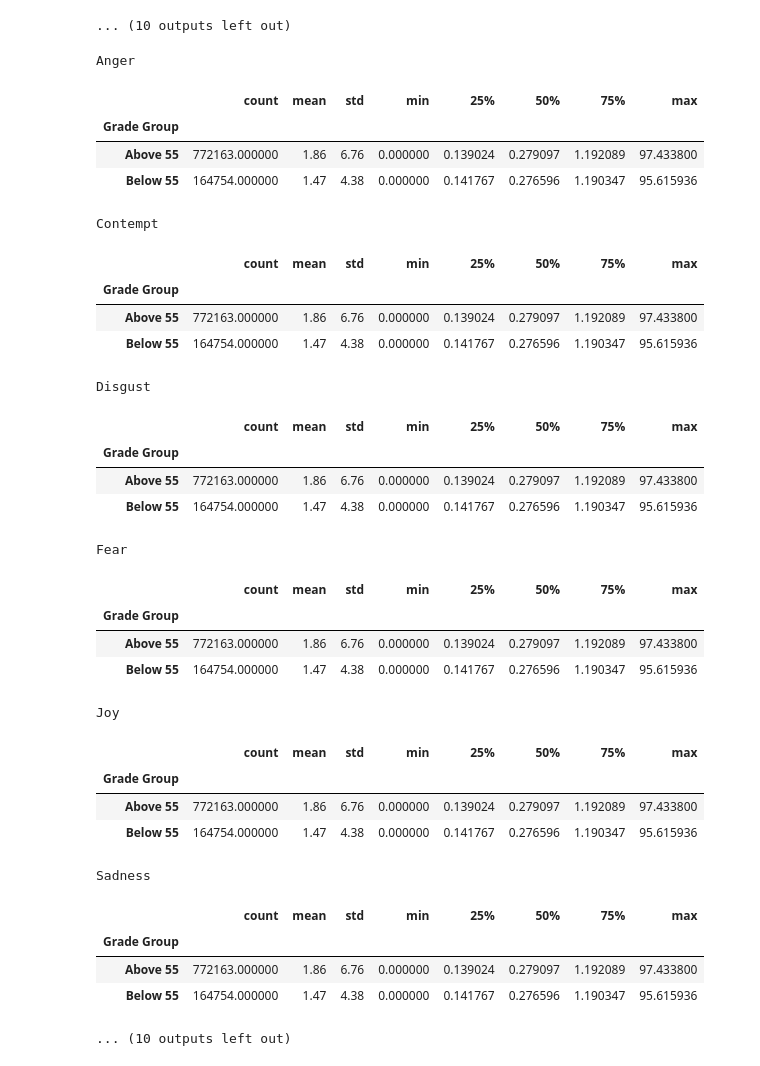
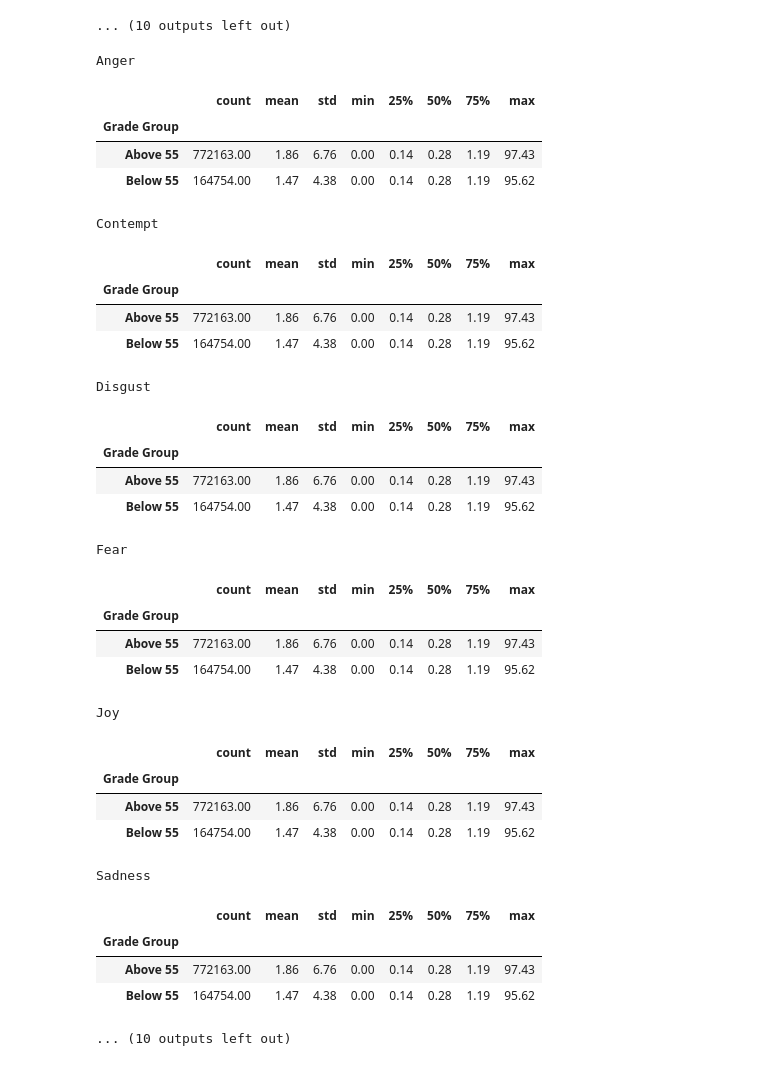
Before and after one commit to litalshl/classifiers, a Jupyter notebook: all_respondents_with_grades.ipynb, the cells around one changed output. Cells and saved outputs as stored; diff of their text form; code cells hidden in the pictures.

Commit message:
Images for tables but the values are wrong

```diff
--- a/all_respondents_with_grades.ipynb
+++ b/all_respondents_with_grades.ipynb
@@ -251,62 +251,73 @@ driver = webdriver.Firefox()
 # Define a function to add a star to indicate statistical significance
 def add_star(pval):
     if pval < 0.05:
         return '*'
     else:
         return ''
 
 # Loop through the emotions and perform a t-test between the grade groups
 for col in selected_columns:
     above_55 = combined_data_with_grades.loc[combined_data_with_grades['Grade Group'] == 'Above 55', col]
     below_55 = combined_data_with_grades.loc[combined_data_with_grades['Grade Group'] == 'Below 55', col]
     t, pval = ttest_ind(above_55, below_55, equal_var=False)
     pval_star = add_star(pval)
     grouped_stats[col] = grouped_stats[col].astype(str) + pval_star
 
-        # Create a formatted table
-    col_stats_formatted = col_stats.style.set_table_styles([{'selector': 'th', 'props': [('text-align', 'center')]}])\
-                                        .set_caption(col)\
-                                        .format("{:.2f}", subset=pd.IndexSlice[:, ['mean', 'std']])
+    # Create a formatted table
+    # col_stats_formatted = col_stats.style.set_table_styles([{'selector': 'th', 'props': [('text-align', 'center')]},
+    #                                                     {'selector': 'table', 'props': [('border-collapse', 'separate'),
+    #                                                                                     ('border-spacing', '200px')]}])\
+    #                                     .set_caption(col)\
+    #                                     .format("{:.2f}")
+
+    col_stats_formatted = col_stats.style\
+        .set_table_styles([{'selector': 'th', 'props': [('text-align', 'center')]}])\
+        .set_caption(col)\
+        .format("{:.2f}")\
+        .set_properties(**{'width': '50px', 'text-align': 'center'})\
+        .set_table_attributes('style="border-collapse: separate; border-spacing: 20px;"')\
+        .applymap(lambda x: 'background-color: #f2f2f2' if x == col_stats['mean'].max() else '')
+
 
     # Display the table
     display(col_stats_formatted)
     filename = col + '_grades_stats.html'
     col_stats_formatted.to_html(filename)
     driver.get('C:\\projects\\classifiers\\' + filename)
     # take a screenshot and save it as a JPEG image
     driver.save_screenshot(filename + "_screenshot.png")
 
 # close the browser window
 driver.quit()
 # %% [output]
 Anger
 |  | count | mean | std | min | 25% | 50% | 75% | max |
 | Grade Group |  |  |  |  |  |  |  |  |
-| Above 55 | 772163.000000 | 1.86 | 6.76 | 0.000000 | 0.139024 | 0.279097 | 1.192089 | 97.433800 |
-| Below 55 | 164754.000000 | 1.47 | 4.38 | 0.000000 | 0.141767 | 0.276596 | 1.190347 | 95.615936 |
+| Above 55 | 772163.00 | 1.86 | 6.76 | 0.00 | 0.14 | 0.28 | 1.19 | 97.43 |
+| Below 55 | 164754.00 | 1.47 | 4.38 | 0.00 | 0.14 | 0.28 | 1.19 | 95.62 |
 Contempt
 |  | count | mean | std | min | 25% | 50% | 75% | max |
 | Grade Group |  |  |  |  |  |  |  |  |
-| Above 55 | 772163.000000 | 1.86 | 6.76 | 0.000000 | 0.139024 | 0.279097 | 1.192089 | 97.433800 |
-| Below 55 | 164754.000000 | 1.47 | 4.38 | 0.000000 | 0.141767 | 0.276596 | 1.190347 | 95.615936 |
+| Above 55 | 772163.00 | 1.86 | 6.76 | 0.00 | 0.14 | 0.28 | 1.19 | 97.43 |
+| Below 55 | 164754.00 | 1.47 | 4.38 | 0.00 | 0.14 | 0.28 | 1.19 | 95.62 |
 Disgust
 |  | count | mean | std | min | 25% | 50% | 75% | max |
 | Grade Group |  |  |  |  |  |  |  |  |
-| Above 55 | 772163.000000 | 1.86 | 6.76 | 0.000000 | 0.139024 | 0.279097 | 1.192089 | 97.433800 |
-| Below 55 | 164754.000000 | 1.47 | 4.38 | 0.000000 | 0.141767 | 0.276596 | 1.190347 | 95.615936 |
+| Above 55 | 772163.00 | 1.86 | 6.76 | 0.00 | 0.14 | 0.28 | 1.19 | 97.43 |
+| Below 55 | 164754.00 | 1.47 | 4.38 | 0.00 | 0.14 | 0.28 | 1.19 | 95.62 |
 Fear
 |  | count | mean | std | min | 25% | 50% | 75% | max |
 | Grade Group |  |  |  |  |  |  |  |  |
-| Above 55 | 772163.000000 | 1.86 | 6.76 | 0.000000 | 0.139024 | 0.279097 | 1.192089 | 97.433800 |
-| Below 55 | 164754.000000 | 1.47 | 4.38 | 0.000000 | 0.141767 | 0.276596 | 1.190347 | 95.615936 |
+| Above 55 | 772163.00 | 1.86 | 6.76 | 0.00 | 0.14 | 0.28 | 1.19 | 97.43 |
+| Below 55 | 164754.00 | 1.47 | 4.38 | 0.00 | 0.14 | 0.28 | 1.19 | 95.62 |
 Joy
 |  | count | mean | std | min | 25% | 50% | 75% | max |
 | Grade Group |  |  |  |  |  |  |  |  |
-| Above 55 | 772163.000000 | 1.86 | 6.76 | 0.000000 | 0.139024 | 0.279097 | 1.192089 | 97.433800 |
-| Below 55 | 164754.000000 | 1.47 | 4.38 | 0.000000 | 0.141767 | 0.276596 | 1.190347 | 95.615936 |
+| Above 55 | 772163.00 | 1.86 | 6.76 | 0.00 | 0.14 | 0.28 | 1.19 | 97.43 |
+| Below 55 | 164754.00 | 1.47 | 4.38 | 0.00 | 0.14 | 0.28 | 1.19 | 95.62 |
 Sadness
 |  | count | mean | std | min | 25% | 50% | 75% | max |
 | Grade Group |  |  |  |  |  |  |  |  |
-| Above 55 | 772163.000000 | 1.86 | 6.76 | 0.000000 | 0.139024 | 0.279097 | 1.192089 | 97.433800 |
-| Below 55 | 164754.000000 | 1.47 | 4.38 | 0.000000 | 0.141767 | 0.276596 | 1.190347 | 95.615936 |
+| Above 55 | 772163.00 | 1.86 | 6.76 | 0.00 | 0.14 | 0.28 | 1.19 | 97.43 |
+| Below 55 | 164754.00 | 1.47 | 4.38 | 0.00 | 0.14 | 0.28 | 1.19 | 95.62 |
 ... (10 outputs left out)
```
Also changed, not shown: 22 other files.
